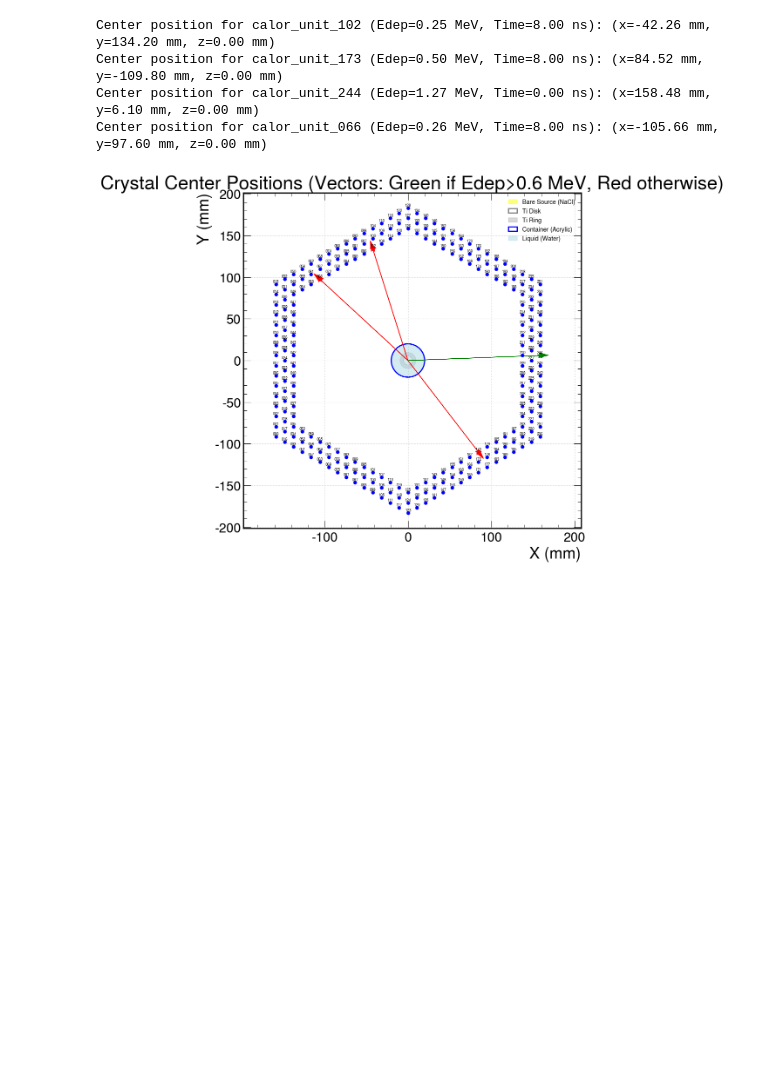
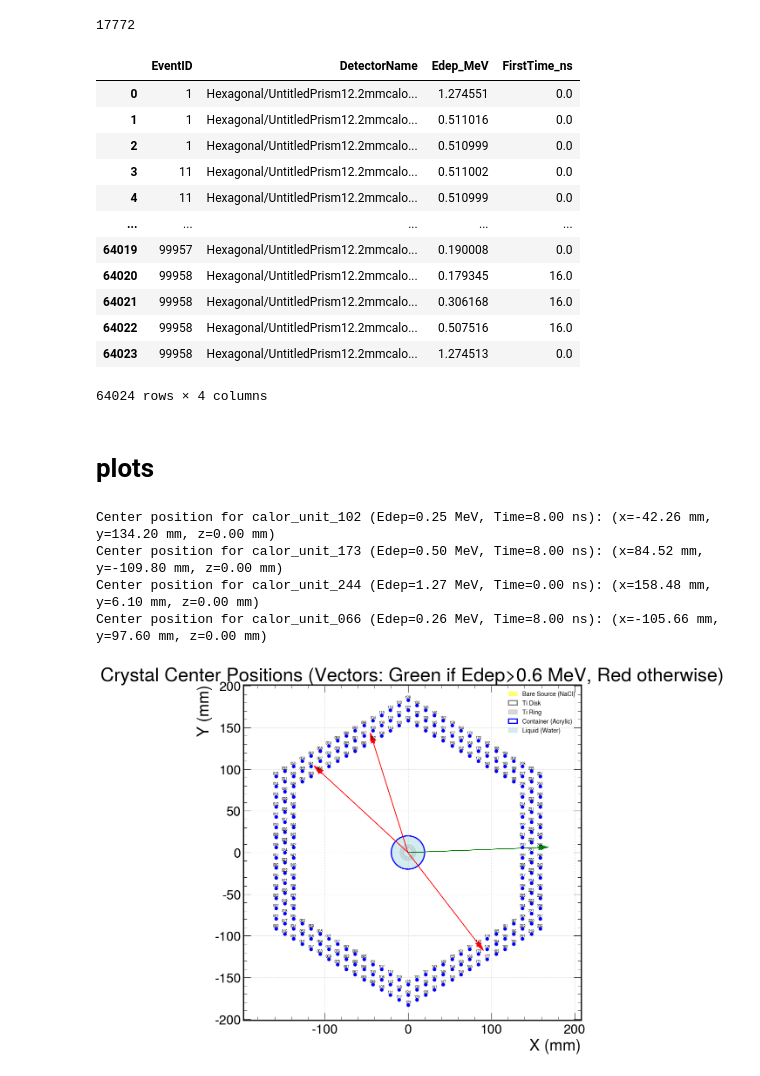
Before and after one commit to keiyinau/Geant4_Flexible, a Jupyter notebook: Geant4/100kEvent_NoOptical/Test1.ipynb, the cells around one changed output. Saved outputs shown, nothing was run; the diff lists cells and outputs as text; code cells hidden in the pictures; blank space fills up the shorter version.

```diff
--- a/Geant4/100kEvent_NoOptical/Test1.ipynb
+++ b/Geant4/100kEvent_NoOptical/Test1.ipynb
@@ -36,3 +67,28 @@ filtered_data=filtered_data[filtered_data['EventID'].isin(index[index].index)]
+# %%
+test=pd.read_csv('selected_events_remaining_sum_1MeV.csv')
+test.groupby('EventID')['Edep_MeV'].count()
+len(test['EventID'].unique())
+# %% [output]
+17772
+# %%
+# Print for verification
+pd.read_csv('selected_events_remaining_sum_1MeV.csv')
+# %% [output]
+|  | EventID | DetectorName | Edep_MeV | FirstTime_ns |
+| 0 | 1 | Hexagonal/UntitledPrism12.2mmcalo... | 1.274551 | 0.0 |
+| 1 | 1 | Hexagonal/UntitledPrism12.2mmcalo... | 0.511016 | 0.0 |
+| 2 | 1 | Hexagonal/UntitledPrism12.2mmcalo... | 0.510999 | 0.0 |
+| 3 | 11 | Hexagonal/UntitledPrism12.2mmcalo... | 0.511002 | 0.0 |
+| 4 | 11 | Hexagonal/UntitledPrism12.2mmcalo... | 0.510999 | 0.0 |
+| ... | ... | ... | ... | ... |
+| 64019 | 99957 | Hexagonal/UntitledPrism12.2mmcalo... | 0.190008 | 0.0 |
+| 64020 | 99958 | Hexagonal/UntitledPrism12.2mmcalo... | 0.179345 | 16.0 |
+| 64021 | 99958 | Hexagonal/UntitledPrism12.2mmcalo... | 0.306168 | 16.0 |
+| 64022 | 99958 | Hexagonal/UntitledPrism12.2mmcalo... | 0.507516 | 16.0 |
+| 64023 | 99958 | Hexagonal/UntitledPrism12.2mmcalo... | 1.274513 | 0.0 |
+64024 rows × 4 columns
+# %% [markdown]
+# plots
 # %%
 def plot_crystals_vectors(crystal_names, crystal_edeps, crystal_times):
     """
```
Also changed, not shown: parts of 6 cells of this notebook, 1 other file.
